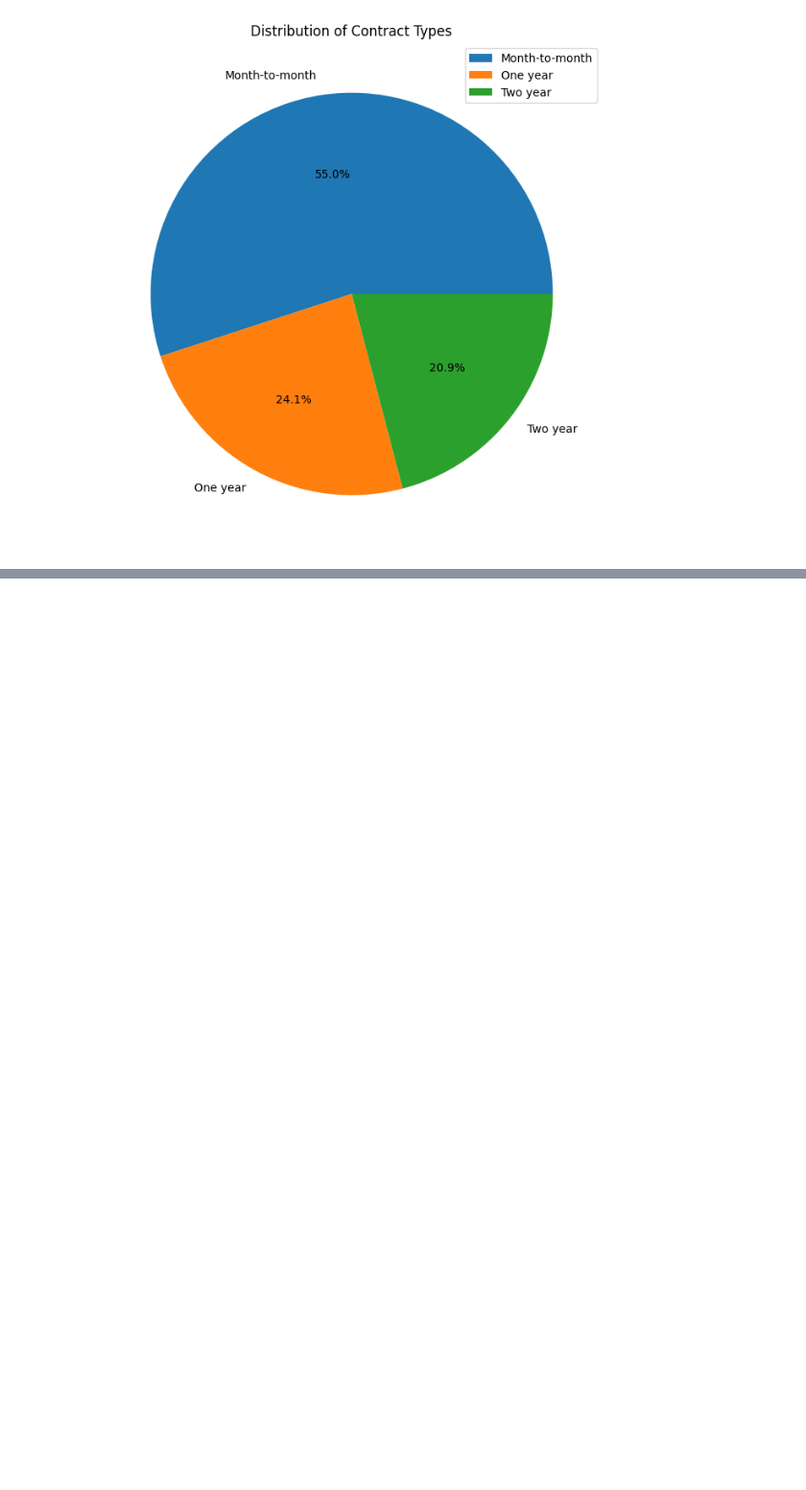
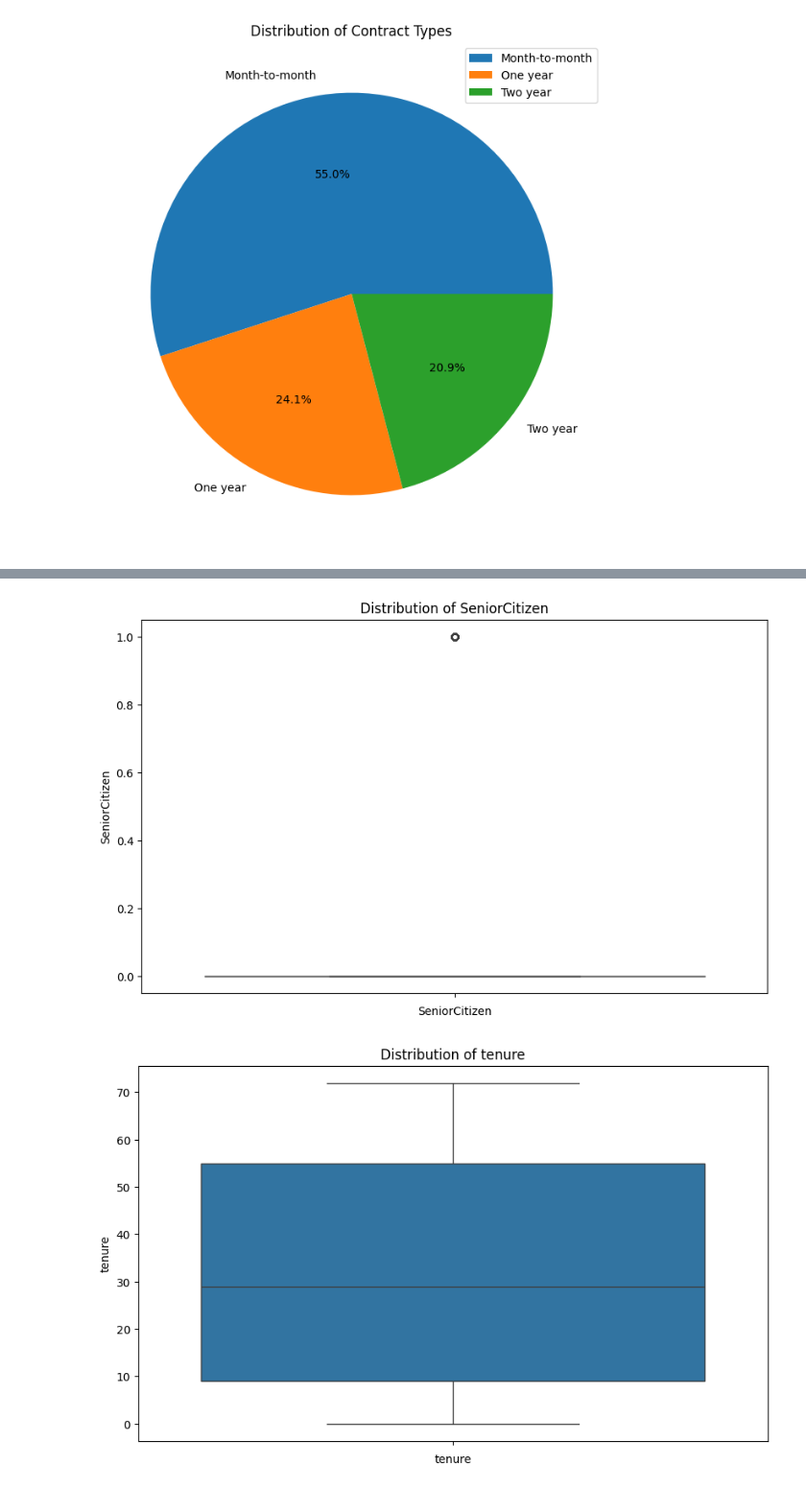
Before and after one commit to elmoujahidayoub171/Customer-Churn-Prediction, a Jupyter notebook: notebooks/eda.ipynb, the cells around one changed output, grey strips where cells are left out. Shown at 96% size. Cells and saved outputs as stored; diff of their text form; code cells hidden in the pictures; blank space fills up the shorter version.

```diff
--- a/notebooks/eda.ipynb
+++ b/notebooks/eda.ipynb
@@ -130,0 +132,11 @@ for i in x:
+# %%
+# outliers of Senior Citizens, Tenure, and Monthly Charges
+x =['SeniorCitizen', 'tenure', 'MonthlyCharges']
+for i in x:
+    plt.figure(figsize=(10, 6))
+    sns.boxplot(data[i] , fill=True )
+    plt.title(f"Distribution of {i}")
+    plt.xlabel(i)
+# %% [output]
+[figure, added]
+[figure, added]
```
Also changed, not shown: parts of 2 cells of this notebook.
